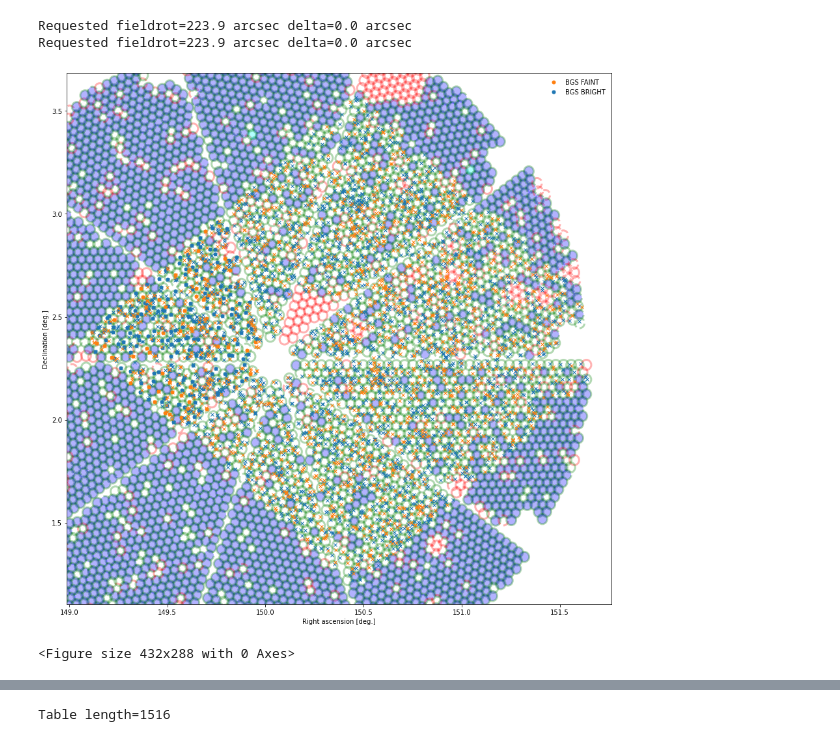
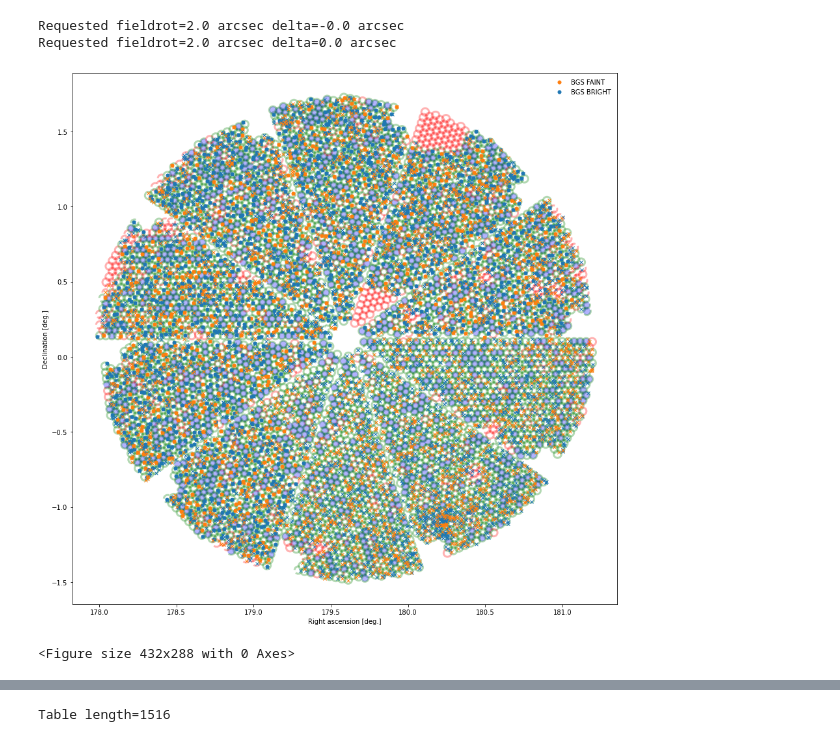
Before and after one commit to leahbigwood/S4Mock, a Jupyter notebook: mock_fatile_work.ipynb, the cells around one changed output, grey strips where cells are left out. Saved outputs shown, nothing was run; the diff lists cells and outputs as text; code cells hidden in the pictures.

Commit message:
updates for initial ledger

```diff
--- a/mock_fatile_work.ipynb
+++ b/mock_fatile_work.ipynb
@@ -19,10 +22,10 @@ import S4Mock_io
 # %%
 ledger = vstack([Table.read(x) for x in glob.glob('/global/cscratch1/sd/mjwilson/altmtls/ledger/initial/Univ000/sv3/bright/initial/sv3mtl-bright-hp-*.ecsv')])
 # %%
-fa_plot('/global/cscratch1/sd/mjwilson/altmtls/ledger/initial/Univ000/fa/SV3/20210406/fba-000012.fits',ledger)
+fa_plot('/global/cscratch1/sd/mjwilson/altmtls/ledger/initial/Univ000/fa/SV3/20210406/fba-000039.fits',ledger)
 # %% [output]
-Requested fieldrot=223.9 arcsec delta=0.0 arcsec
-Requested fieldrot=223.9 arcsec delta=0.0 arcsec
+Requested fieldrot=2.0 arcsec delta=-0.0 arcsec
+Requested fieldrot=2.0 arcsec delta=0.0 arcsec
-[figure, old version]
+[figure, new version]
 <Figure size 432x288 with 0 Axes>
 # %%
```
Also changed, not shown: parts of 25 cells of this notebook, 2 other files.
